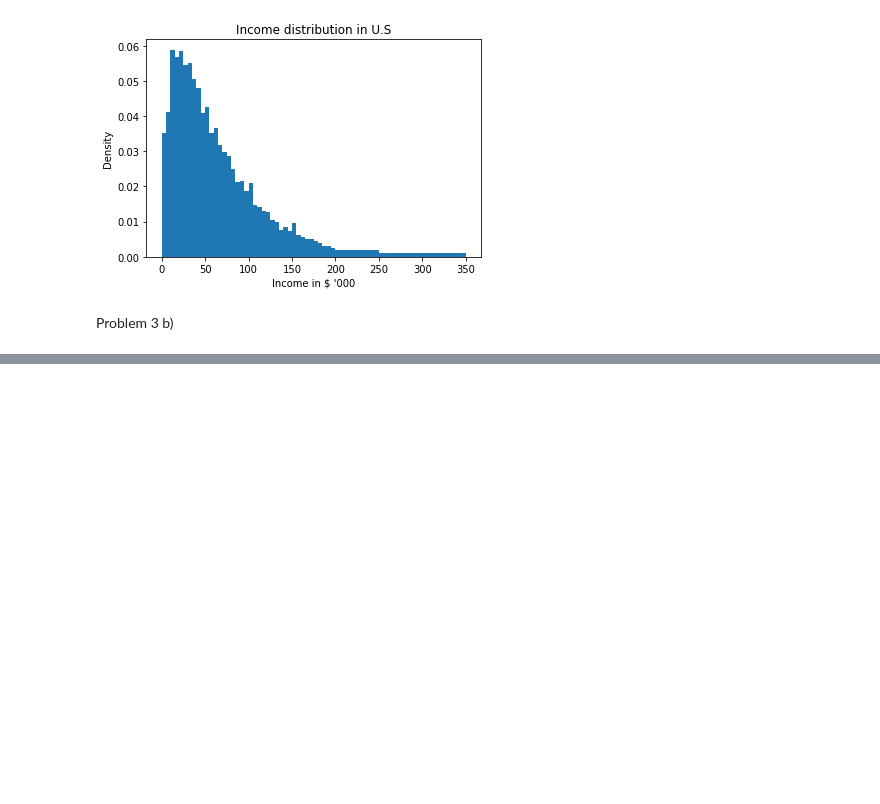
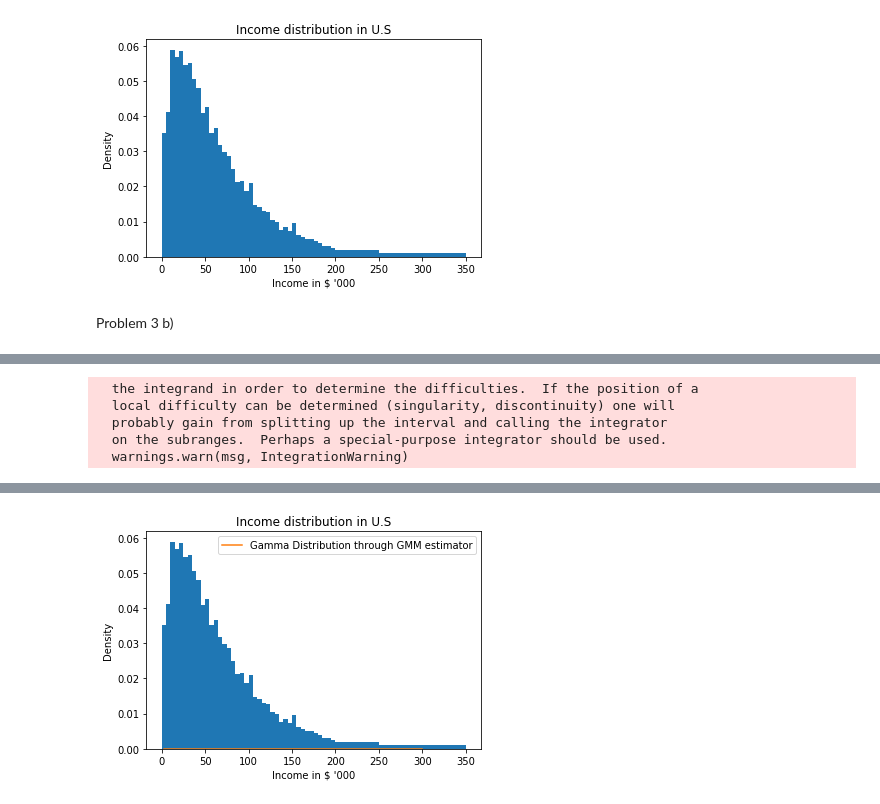
Before and after one commit to keshavchoudhary87/BootCamp2018, a Jupyter notebook: ProbSets/Econ/ProbSet5/ProbSet5.ipynb, the cells around one changed output, grey strips where cells are left out. Drawn from its saved outputs; the diff is of its cells as text; code cells hidden in the pictures; blank space fills up the shorter version.

```diff
--- a/ProbSets/Econ/ProbSet5/ProbSet5.ipynb
+++ b/ProbSets/Econ/ProbSet5/ProbSet5.ipynb
@@ -409,0 +566,78 @@ midpoint = np.ravel(np.array(data.Midpoint))
+# %%
+data = pd.read_table("usincmoms.txt", header = None)
+data.columns = ["Percent", "Midpoint"]
+data.Midpoint = data.Midpoint/1000
+percent = np.ravel(np.array(data.Percent))
+midpoint = np.ravel(np.array(data.Midpoint))
+
+def pdf_gamma(x, alpha, beta):
+    f = ((x)**(alpha-1))*(np.exp(-(x/beta)))/((beta**alpha)*math.gamma(alpha))
+    return f
+
+def dist_moments(alpha, beta):
+    bins = np.append(np.linspace(0,200,41), [250,350])
+    N = len(bins)
+    moments = np.zeros(N-1)
+    for i in range(N-1):
+        moments[i] = intgr.quad(pdf_gamma, bins[i], bins[i+1], args=(alpha, beta))[0]
+    return moments
+
+def error_func(alpha, beta, absolute):
+    if absolute==True:
+        error = (dist_moments(alpha, beta) - percent)
+    else:
+        error = (dist_moments(alpha, beta) - percent)/percent
+    return error
+
+def crit_func(params, *args):
+    alpha, beta = params
+    W, absolute = args
+    error = error_func(alpha, beta, absolute)
+    crit = (error.T)@W@error
+    return crit
+
+def GMM_estimate_gamma(W, percent):
+    bins = np.append(np.linspace(0,200,41), [250,350])
+    alpha_init = 4
+    beta_init = 20000
+    params_init = np.array([alpha_init, beta_init])
+    gmm_args = (W, False)
+    results = opt.minimize(crit_func, params_init,
+                           args=(gmm_args), method = 'L-BFGS-B', bounds=((1e-5, None), (1e-5, None)), tol=1e-15)
+    return results
+
+def W_estimator(n, N):
+    W_init = np.identity(n)
+    results = GMM_estimate_gamma(W_init, percent)
+    alpha_1, beta_1 = results.x
+    error_1 = error_func(alpha_1, beta_1, False)
+    omega_1 = (1/N)*np.outer(error_1,error_1)
+    W2 = np.linalg.pinv(omega_1)
+    return W2
+
+W2 = W_estimator(42, 121084000)
+results_W2= GMM_estimate_gamma(W2, percent)
+alpha_GMM_W2, beta_GMM_W2 = results_W2.x
+crit_GMM_W2 = results_W2.fun
+print(results_W2)
+
+weights = np.copy(data.Percent)
+weights[40] = (weights[40])/10
+weights[41] = (weights[41])/20
+
+bins = np.append(np.linspace(0,200,41), [250,350])
+plt.hist(data.Midpoint, bins = bins, weights=weights)
+plt.xlabel("Income in $ '000")
+plt.ylabel("Density")
+plt.title("Income distribution in U.S")
+
+y_dom = pdf_gamma(midpoint, alpha_GMM_W2, beta_GMM_W2)
+plt.plot(midpoint, y_dom, label="Gamma Distribution through GMM estimator")
+plt.legend()
+plt.show()
+# %% [output]
+  the integrand in order to determine the difficulties.  If the position of a
+  local difficulty can be determined (singularity, discontinuity) one will
+  probably gain from splitting up the interval and calling the integrator
+  on the subranges.  Perhaps a special-purpose integrator should be used.
+  warnings.warn(msg, IntegrationWarning)
@@ -409,0 +653 @@ midpoint = np.ravel(np.array(data.Midpoint))
+[figure, added]
```
Also changed, not shown: parts of 10 cells of this notebook.
